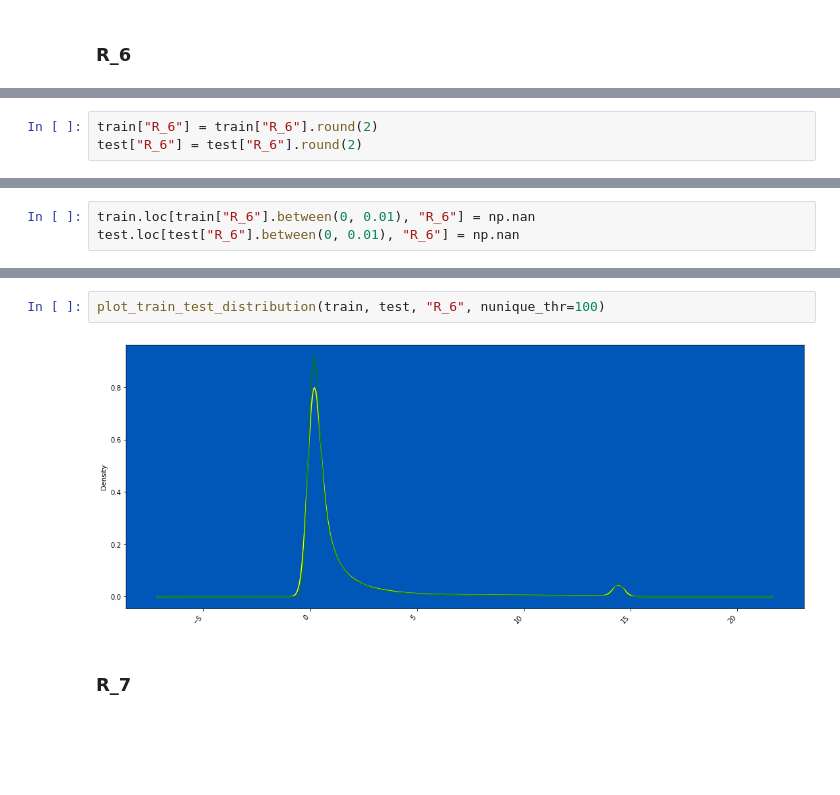
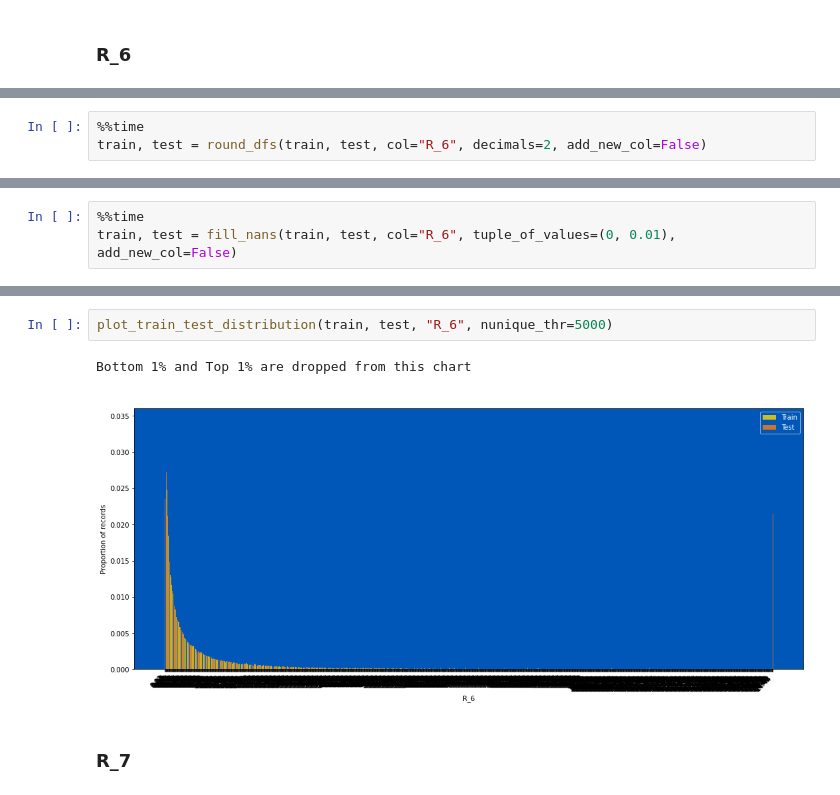
Before and after one commit to waikey-lee/kaggle-amex, a Jupyter notebook: notebooks/1b.clean_risk.ipynb, the cells around one changed output, grey strips where cells are left out. Cells and saved outputs as stored; diff of their text form; blank space fills up the shorter version.

```diff
--- a/notebooks/1b.clean_risk.ipynb
+++ b/notebooks/1b.clean_risk.ipynb
@@ -163,3 +269,3 @@ nan of the targets have label = 1
-# %%
-train["R_6"] = train["R_6"].round(2)
-test["R_6"] = test["R_6"].round(2)
+# %%
+%%time
+train, test = round_dfs(train, test, col="R_6", decimals=2, add_new_col=False)
@@ -165,0 +277,3 @@ test["R_6"] = test["R_6"].round(2)
+# %%
+%%time
+train, test = fill_nans(train, test, col="R_6", tuple_of_values=(0, 0.01), add_new_col=False)
@@ -173,3 +289,0 @@ Bottom 1% and Top 1% are dropped from this chart
-# %%
-train.loc[train["R_6"].between(0, 0.01), "R_6"] = np.nan
-test.loc[test["R_6"].between(0, 0.01), "R_6"] = np.nan
@@ -183,7 +290,8 @@ Bottom 1% and Top 1% are dropped from this chart
 # %%
-plot_train_test_distribution(train, test, "R_6", nunique_thr=100)
+plot_train_test_distribution(train, test, "R_6", nunique_thr=5000)
 # %% [output]
+Bottom 1% and Top 1% are dropped from this chart
-[figure, old version]
+[figure, new version]
 # %% [markdown]
 ### R_7
 # %%
```
Also changed, not shown: parts of 190 cells of this notebook.
